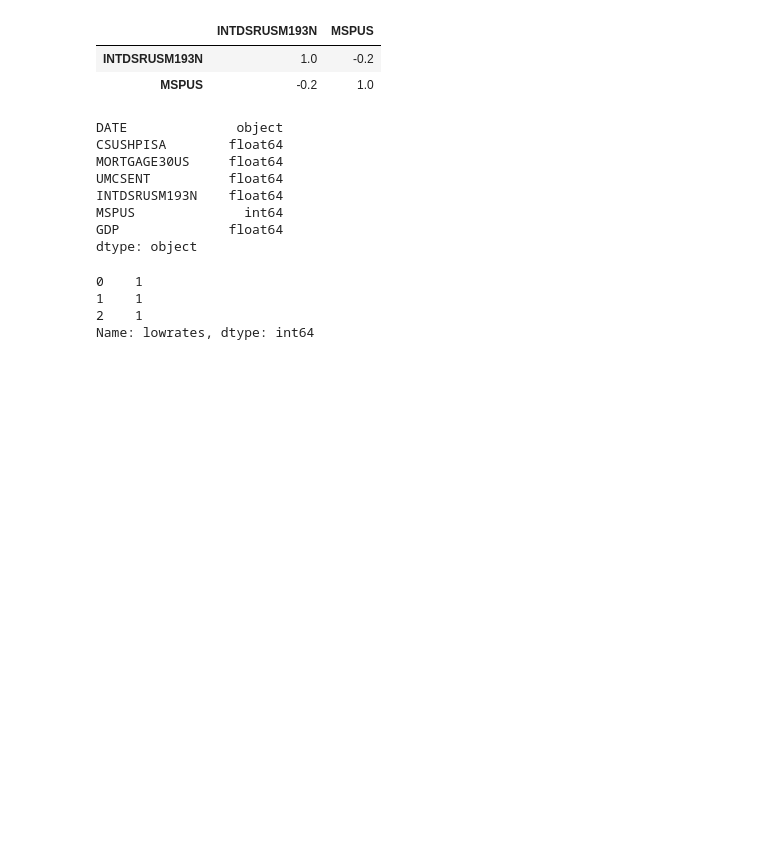
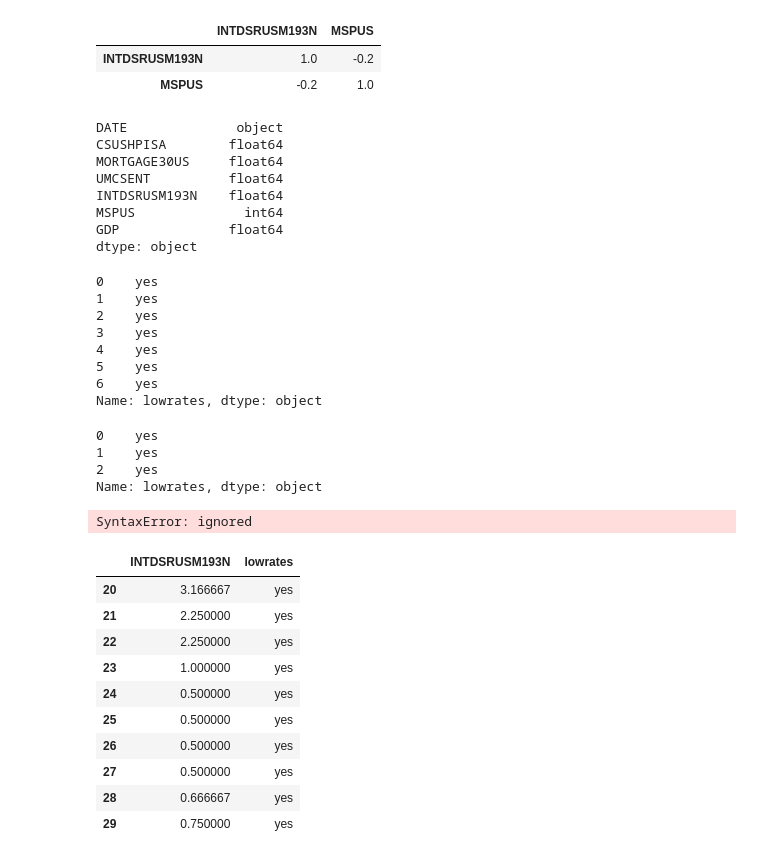
Before and after one commit to jmccahill5/datman, a Jupyter notebook: PS2.ipynb, the cells around one changed output. Saved outputs shown, nothing was run; the diff lists cells and outputs as text; code cells hidden in the pictures; blank space fills up the shorter version.

Commit message:
Almost finished, have to troubleshoot recoding error

```diff
--- a/PS2.ipynb
+++ b/PS2.ipynb
@@ -217,13 +216,14 @@ GDP              float64
 dtype: object
 # %%
 #new vars
-dat['lowrates'] = 1
-dat['lowrates'][0:3]
+dat['lowrates'] = '''yes'''
+dat['lowrates'][0:7]
 # %% [output]
-0    1
-1    1
-2    1
-Name: lowrates, dtype: int64
+0    yes
+1    yes
+2    yes
+3    yes
+4    yes
+5    yes
+6    yes
+Name: lowrates, dtype: object
-# %%
-auto.loc[dat['INTDSRUSM193N'] =>'1', 'colOfOnes']  = '100'
-auto[['foreign','colOfOnes']][48:53]
@@ -231,0 +232,11 @@ auto[['foreign','colOfOnes']][48:53]
+# %%
+dat['lowrates'][0:3]
+# %% [output]
+0    yes
+1    yes
+2    yes
+Name: lowrates, dtype: object
+# %%
+dat.loc[auto['MORTGAGE30US'] ==>>'4', 'lowrates']  = '''yes'''
+# %% [output]
+SyntaxError: ignored
@@ -231,0 +245,15 @@ auto[['foreign','colOfOnes']][48:53]
+# %%
+dat.loc[dat['INTDSRUSM193N'] =='1.0', 'lowrates']  = '''yes'''
+dat[['INTDSRUSM193N','lowrates']][20:30]
+# %% [output]
+|  | INTDSRUSM193N | lowrates |
+| 20 | 3.166667 | yes |
+| 21 | 2.250000 | yes |
+| 22 | 2.250000 | yes |
+| 23 | 1.000000 | yes |
+| 24 | 0.500000 | yes |
+| 25 | 0.500000 | yes |
+| 26 | 0.500000 | yes |
+| 27 | 0.500000 | yes |
+| 28 | 0.666667 | yes |
+| 29 | 0.750000 | yes |
```
Also changed, not shown: parts of 5 cells of this notebook.
